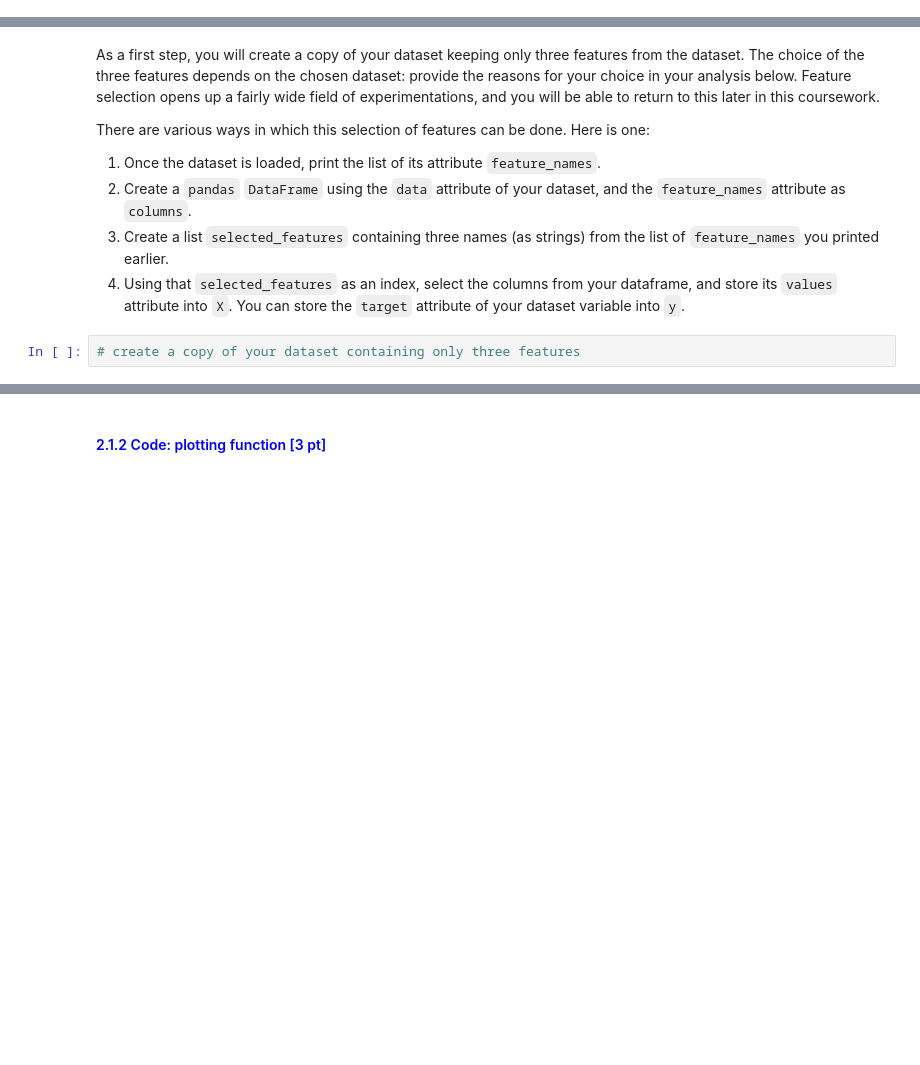
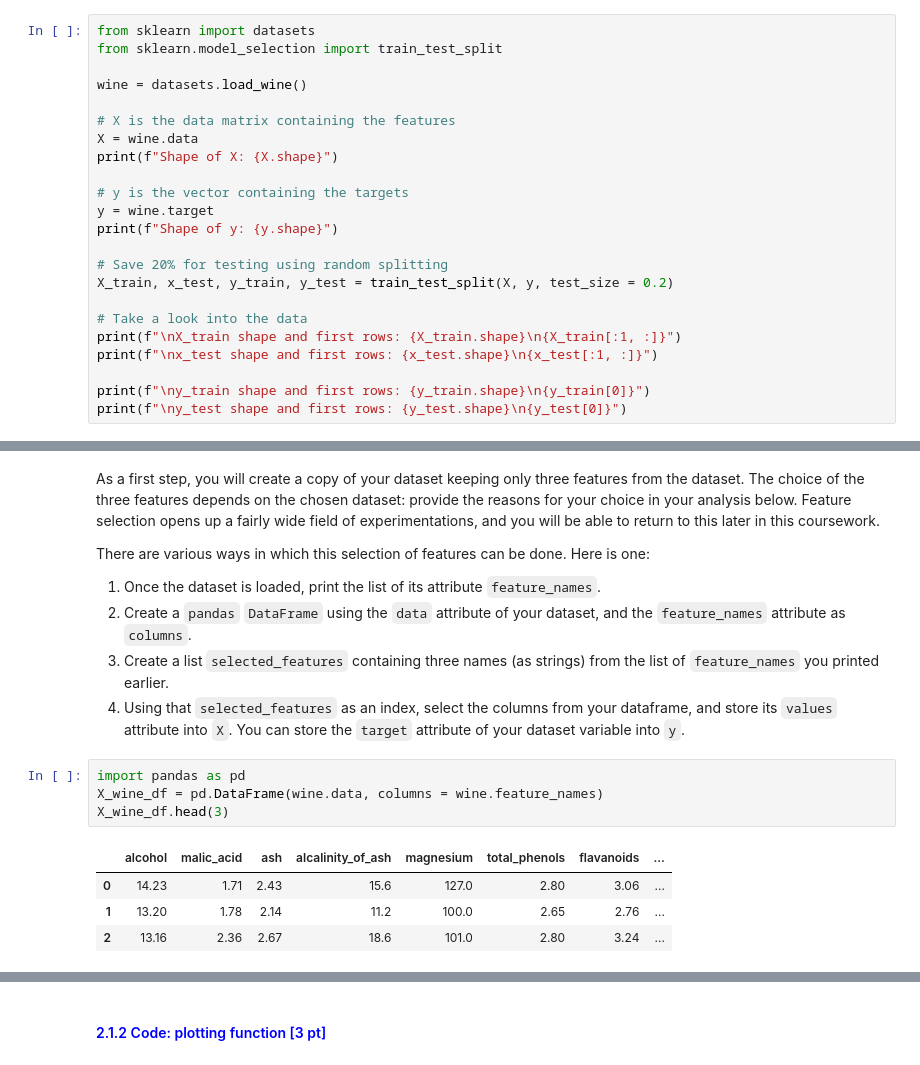
Before and after one commit to TheKusz/ML_DSM040-2025-APR, a Jupyter notebook: CW 1/DSM040-CW1.ipynb, the cells around one changed output, grey strips where cells are left out. Drawn from its saved outputs; the diff is of its cells as text; blank space fills up the shorter version.

Commit message:
intro and model selection

```diff
--- a/CW 1/DSM040-CW1.ipynb
+++ b/CW 1/DSM040-CW1.ipynb
@@ -61,3 +78,26 @@ The dataset contains
 ### <font color='blue'>1.2 Dataset loading [1 pts]</font>
 # %% [markdown]
 In the following cell(s), import the relevant libraries, then import one dataset of your choice using the `sklearn` `datasets` API, and create two variables to store your data, `X`, and target, `y`. After that, create train and test splits.
+# %%
+from sklearn import datasets
+from sklearn.model_selection import train_test_split
+
+wine = datasets.load_wine()
+
+# X is the data matrix containing the features
+X = wine.data
+print(f"Shape of X: {X.shape}")
+
+# y is the vector containing the targets
+y = wine.target
+print(f"Shape of y: {y.shape}")
+
+# Save 20% for testing using random splitting
+X_train, x_test, y_train, y_test = train_test_split(X, y, test_size = 0.2)
+
+# Take a look into the data
+print(f"\nX_train shape and first rows: {X_train.shape}\n{X_train[:1, :]}")
+print(f"\nx_test shape and first rows: {x_test.shape}\n{x_test[:1, :]}")
+
+print(f"\ny_train shape and first rows: {y_train.shape}\n{y_train[0]}")
+print(f"\ny_test shape and first rows: {y_test.shape}\n{y_test[0]}")
@@ -80,5 +137,12 @@ There are various ways in which this selection of features can be done. Here is
 2. Create a `pandas` `DataFrame` using the `data` attribute of your dataset, and the `feature_names` attribute as `columns`.
 3. Create a list `selected_features` containing three names (as strings) from the list of `feature_names` you printed earlier.
 4. Using that `selected_features` as an index, select the columns from your dataframe, and store its `values` attribute into `X`. You can store the `target` attribute of your dataset variable into `y`.
-# %%
-# create a copy of your dataset containing only three features
+# %%
+import pandas as pd
+X_wine_df = pd.DataFrame(wine.data, columns = wine.feature_names)
+X_wine_df.head(3)
+# %% [output]
+|  | alcohol | malic_acid | ash | alcalinity_of_ash | magnesium | total_phenols | flavanoids | ... |
+| 0 | 14.23 | 1.71 | 2.43 | 15.6 | 127.0 | 2.80 | 3.06 | ... |
+| 1 | 13.20 | 1.78 | 2.14 | 11.2 | 100.0 | 2.65 | 2.76 | ... |
+| 2 | 13.16 | 2.36 | 2.67 | 18.6 | 101.0 | 2.80 | 3.24 | ... |
```
Also changed, not shown: parts of 14 cells of this notebook.
